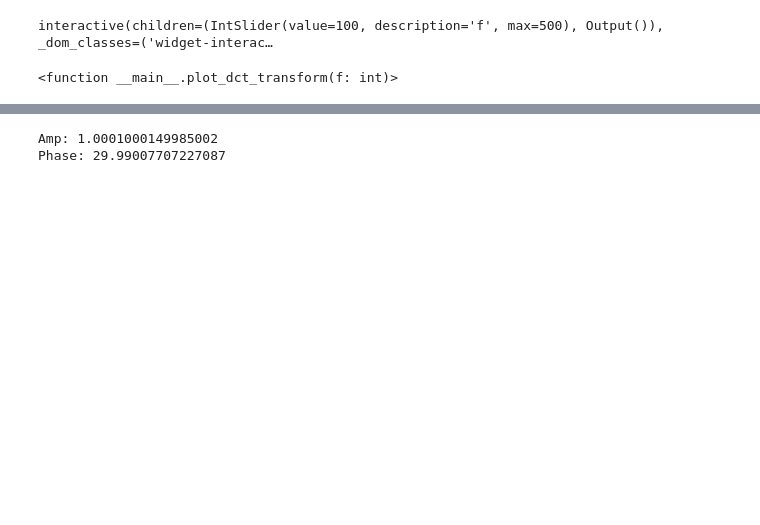
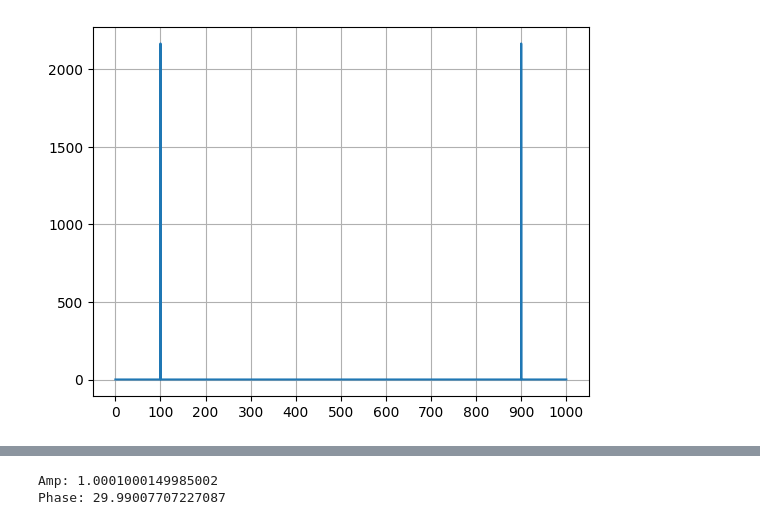
Before and after one commit to aAbstract/some-math, a Jupyter notebook: dft.ipynb, the cells around one changed output, grey strips where cells are left out. Drawn from its saved outputs; the diff is of its cells as text; code cells hidden in the pictures; blank space fills up the shorter version.

```diff
--- a/dft.ipynb
+++ b/dft.ipynb
@@ -64,20 +64,20 @@ for k in range(FS * T):
 # %%
 hz_axis = np.array([pin_to_hz(pin_idx=p, fs=FS, N=T * FS) for p in range(0, T * FS)])
 
 
 def plot_dct_transform(f: int):
     signal = np.cos(2 * np.pi * f * t - np.pi / 6)
     DCT_Transform = np.matmul(DCT_Matrix, signal)
     plt.grid()
     plt.xticks(np.arange(0, 1001, 100))
     plt.plot(hz_axis, DCT_Transform)
 
 
-f_slider = ipywidgets.widgets.IntSlider(min=0, max=FS / 2, step=1, value=100)
-ipywidgets.interact(plot_dct_transform, f=f_slider)
+# f_slider = ipywidgets.widgets.IntSlider(min=0, max=FS / 2, step=1, value=100)
+# ipywidgets.interact(plot_dct_transform, f=f_slider)
+plot_dct_transform(f=100)
 # %% [output]
-interactive(children=(IntSlider(value=100, description='f', max=500), Output()), _dom_classes=('widget-interac…
-<function __main__.plot_dct_transform(f: int)>
+[figure, added]
 # %%
 def plot_dst_transform(f: int):
     signal = np.cos(2 * np.pi * f * t - np.pi / 6)
```
Also changed, not shown: parts of 4 cells of this notebook.
